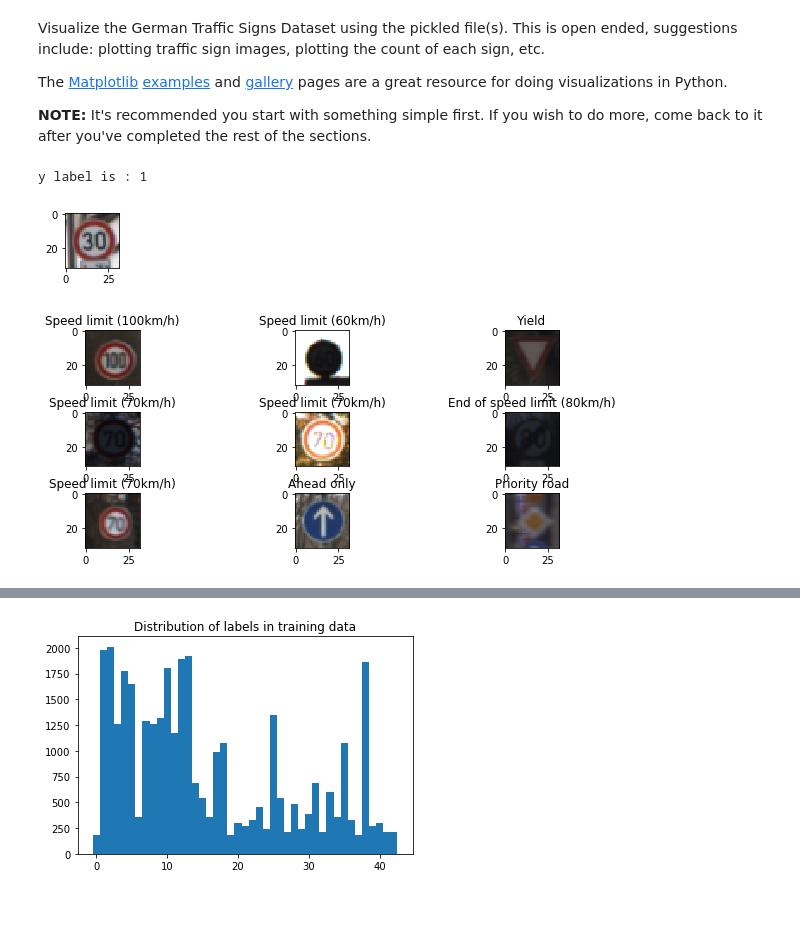
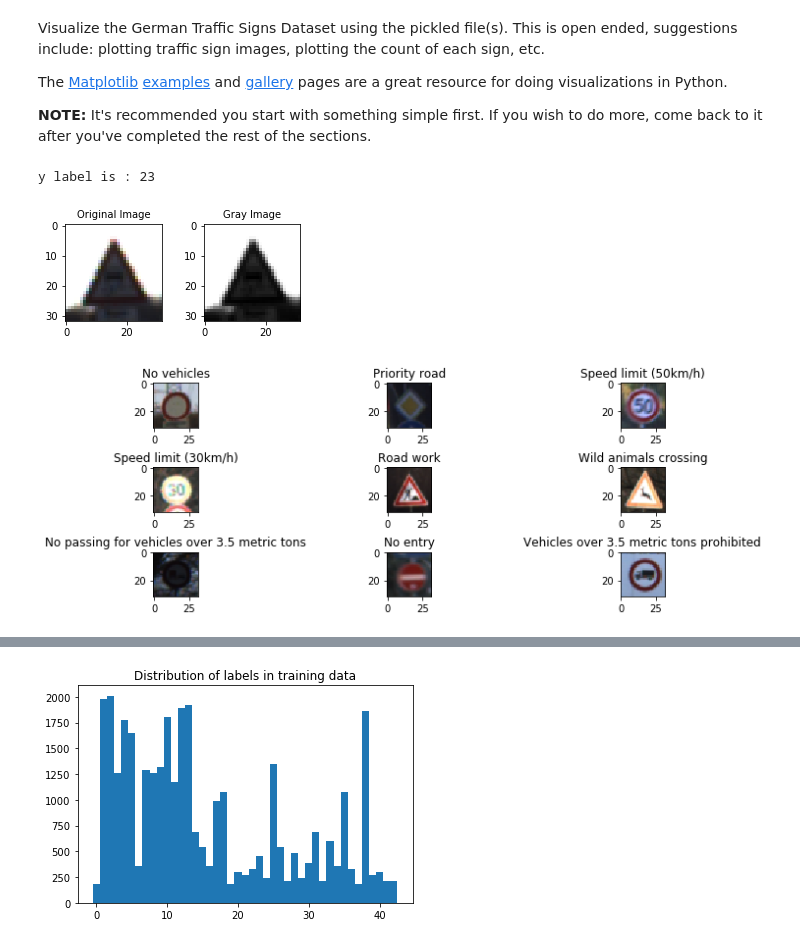
Before and after one commit to asimay/SDC-Traffic-Sign-Classifier, a Jupyter notebook: Traffic_Sign_Classifier.ipynb, the cells around one changed output, grey strips where cells are left out. Saved outputs shown, nothing was run; the diff lists cells and outputs as text; code cells hidden in the pictures; blank space fills up the shorter version.

```diff
--- a/Traffic_Sign_Classifier.ipynb
+++ b/Traffic_Sign_Classifier.ipynb
@@ -112,40 +112,52 @@ The [Matplotlib](http://matplotlib.org/) [examples](http://matplotlib.org/exampl
 ### Data exploration visualization code goes here.
 ### Feel free to use as many code cells as needed.
 import matplotlib.pyplot as plt
-import numpy as np
 import random
+import cv2
+
 # Visualizations will be shown in the notebook.
 %matplotlib inline
 index = random.randint(0, n_train)
-image = X_train[index].squeeze()
-plt.figure(figsize=(1,1))
-plt.imshow(image)
+image = X_train[index]
+gray = cv2.cvtColor(image, cv2.COLOR_RGB2GRAY)
+
+# Plot the result
+f, (ax1, ax2) = plt.subplots(1, 2, figsize=(4, 4))
+f.tight_layout()
+ax1.imshow(image)
+ax1.set_title('Original Image', fontsize=10)
+ax2.imshow(gray, cmap="gray")
+ax2.set_title('Gray Image', fontsize=10)
+#plt.subplots_adjust(left=0., right=1, top=0.9, bottom=0.)
+
+#plt.figure(figsize=(1,1))
+#plt.imshow(image)
 print("y label is : {}".format(y_train[index]))
 print()
 
 sign_labels = np.genfromtxt('signnames.csv', skip_header=1, delimiter=',', usecols=(1,), unpack=True, dtype=str)
 
 def plot_images(images, rows, columns, labels=[], labels_dict={}, random=True):
     figure = plt.figure()
-    figure.subplots_adjust(right=1.5, hspace=0.5)
+    figure.subplots_adjust(right=1.5,  wspace=1.0, hspace=0.9)
     n_images = len(images)
     max_plots = rows * columns
     end_range = n_images + 1 if n_images < max_plots else max_plots + 1
     for i in range(1,end_range):
         idx = np.random.choice(n_images, size=1, replace=False)[0] if random == True else i-1
         image = images[idx]
         subplot = figure.add_subplot(rows,columns,i)
         if len(labels) == n_images:
             id = labels[idx]
             label = labels_dict[id]
         else:
             label = ""
         subplot.set_title(label)
         plt.imshow(image)
     plt.show()
 
 plot_images(X_train, 3, 3, y_train, sign_labels)
 # %% [output]
-y label is : 1
+y label is : 23
-[figure, old version]
+[figure, new version]
-[figure, old version]
+[figure, new version]
```
Also changed, not shown: parts of 18 cells of this notebook.
